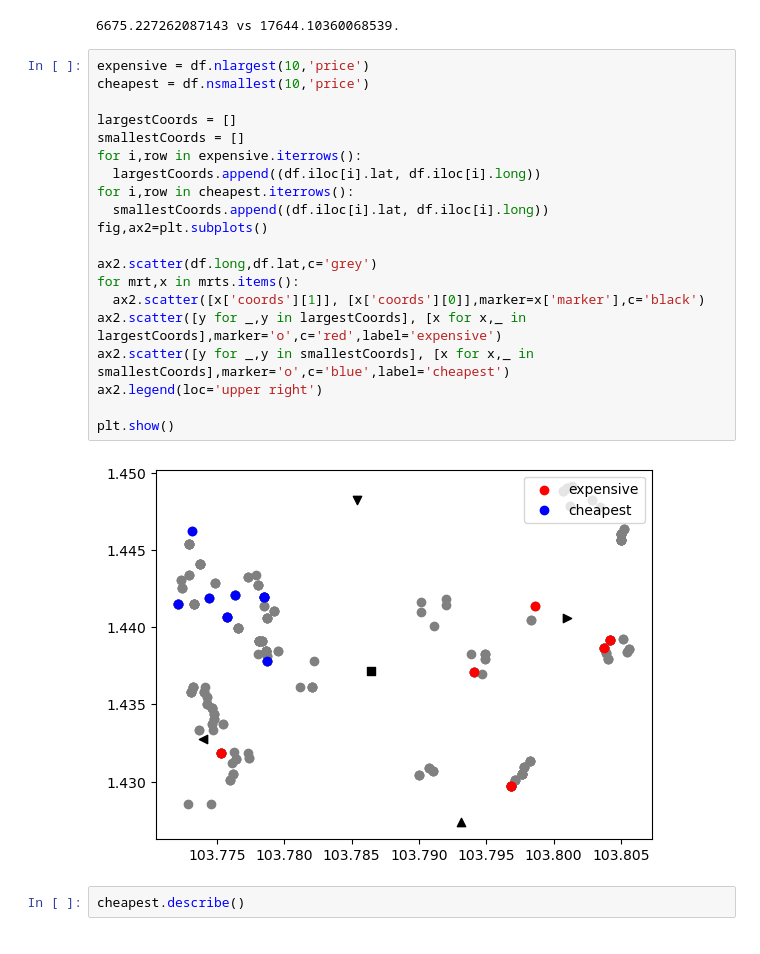
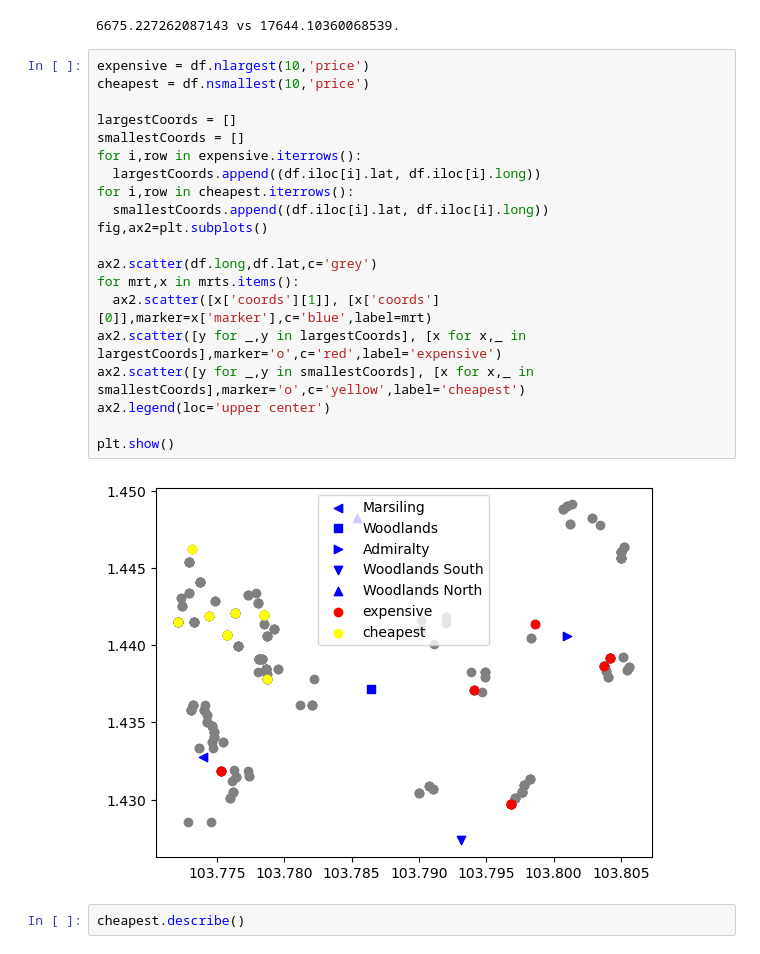
Before and after one commit to kelvinsjk/hdb-resale-price-ai, a Jupyter notebook: learner-fastai.ipynb, the cells around one changed output. Cells and saved outputs as stored; diff of their text form.

```diff
--- a/learner-fastai.ipynb
+++ b/learner-fastai.ipynb
@@ -334,25 +334,25 @@ print(f"{trn_mse} vs {mse}.")
 # %%
 expensive = df.nlargest(10,'price')
 cheapest = df.nsmallest(10,'price')
 
 largestCoords = []
 smallestCoords = []
 for i,row in expensive.iterrows():
   largestCoords.append((df.iloc[i].lat, df.iloc[i].long))
 for i,row in cheapest.iterrows():
   smallestCoords.append((df.iloc[i].lat, df.iloc[i].long))
 fig,ax2=plt.subplots()
 
 ax2.scatter(df.long,df.lat,c='grey')
 for mrt,x in mrts.items():
-  ax2.scatter([x['coords'][1]], [x['coords'][0]],marker=x['marker'],c='black')
+  ax2.scatter([x['coords'][1]], [x['coords'][0]],marker=x['marker'],c='blue',label=mrt)
 ax2.scatter([y for _,y in largestCoords], [x for x,_ in largestCoords],marker='o',c='red',label='expensive')
-ax2.scatter([y for _,y in smallestCoords], [x for x,_ in smallestCoords],marker='o',c='blue',label='cheapest')
-ax2.legend(loc='upper right')
+ax2.scatter([y for _,y in smallestCoords], [x for x,_ in smallestCoords],marker='o',c='yellow',label='cheapest')
+ax2.legend(loc='upper center')
 
 plt.show()
 # %% [output]
-[figure, old version]
+[figure, new version]
 # %%
 cheapest.describe()
 # %% [output]
```
Also changed, not shown: parts of 1 cell of this notebook, 47 other files.
